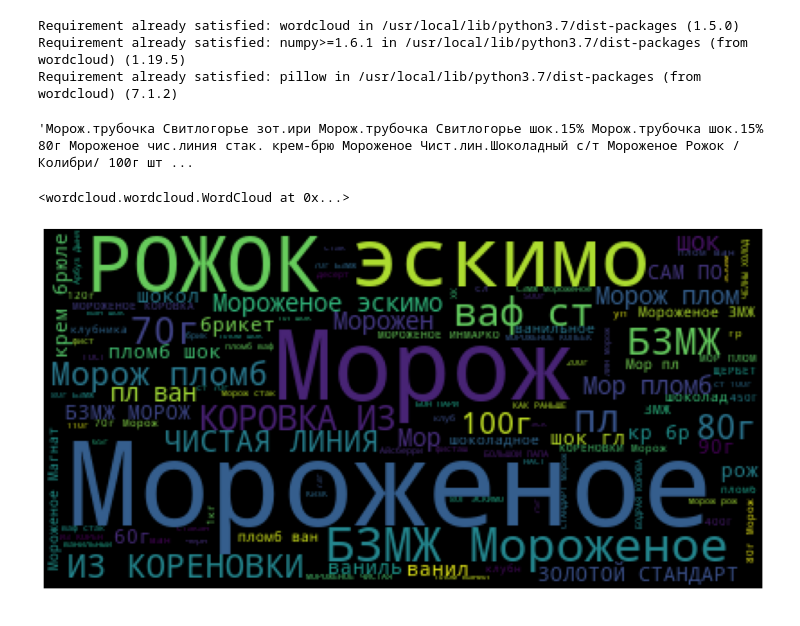
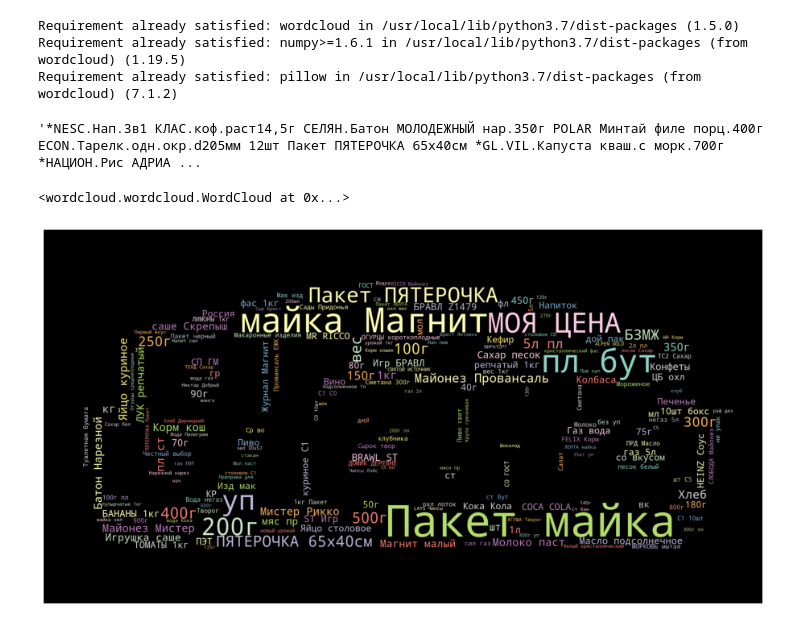
Before and after one commit to sergeymasl/my_lifehacks, a Jupyter notebook: world_cloud.ipynb, the cells around one changed output. Cells and saved outputs as stored; diff of their text form; code cells hidden in the pictures.

```diff
--- a/world_cloud.ipynb
+++ b/world_cloud.ipynb
@@ -14,19 +16,23 @@ from wordcloud import WordCloud
 # %%
-df = pd.read_excel('Лист Microsoft Excel.xlsx')
+df = pd.read_excel('Книга1.xlsx')
 # %%
-text = " ".join(df['SKU_обработан_1.1.545'])
+text = " ".join(df['item_name'])
 text
 # %% [output]
-'Морож.трубочка Свитлогорье зот.ири Морож.трубочка Свитлогорье шок.15% Морож.трубочка шок.15% 80г Мороженое чис.линия стак. крем-брю Мороженое Чист.лин.Шоколадный с/т Мороженое Рожок /Колибри/ 100г шт ...
+'*NESC.Нап.3в1 КЛАС.коф.раст14,5г СЕЛЯН.Батон МОЛОДЕЖНЫЙ нар.350г POLAR Минтай филе порц.400г ECON.Тарелк.одн.окр.d205мм 12шт Пакет ПЯТЕРОЧКА 65х40см *GL.VIL.Капуста кваш.с морк.700г *НАЦИОН.Рис АДРИА ...
 # %%
 cloud = WordCloud().generate(text = text)
 cloud
 # %% [output]
 <wordcloud.wordcloud.WordCloud at 0x...>
+# %%
+figure_heinz = np.array(Image.open('Heinz-symbol.jpg'))
 # %%
+cloud = WordCloud(mask=figure_heinz, colormap='Set3').generate(text = text)
+
 fig,ax = plt.subplots(figsize = (16,15))
 ax.imshow(cloud)
 ax.axis('off')
 plt.show()
 # %% [output]
-[figure, old version]
+[figure, new version]
```
Also changed, not shown: parts of 1 cell of this notebook.
